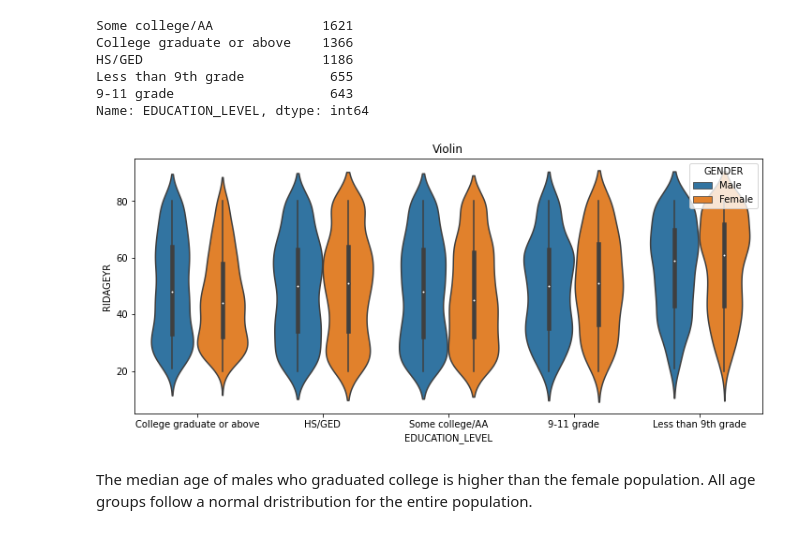
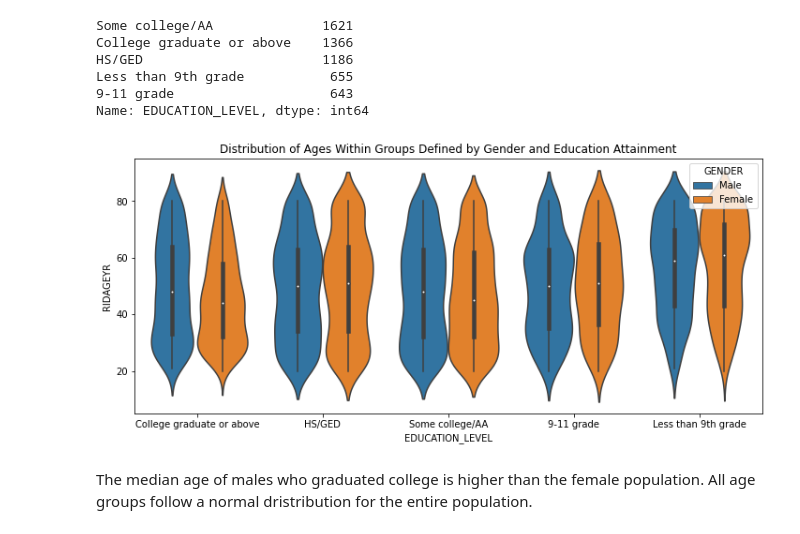
Before and after one commit to jaimebunay/statistics_in_python, a Jupyter notebook: basic_data_analysis/multivariate_example.ipynb, the cells around one changed output. Saved outputs shown, nothing was run; the diff lists cells and outputs as text; code cells hidden in the pictures.

```diff
--- a/basic_data_analysis/multivariate_example.ipynb
+++ b/basic_data_analysis/multivariate_example.ipynb
@@ -124,11 +126,11 @@ Name: EDUCATION_LEVEL, dtype: int64
 # %%
 # Use "violin plots" to compare the distributions of ages within groups defined by gender and educational attainment.
 fig = plt.figure(figsize=(12, 5))
 fig = sns.violinplot(x=df['EDUCATION_LEVEL'], y = df['RIDAGEYR'], hue=df['GENDER'])
-plt.title('Violin')
+plt.title('Distribution of Ages Within Groups Defined by Gender and Education Attainment')
 plt.show()
 # %% [output]
-[figure, old version]
+[figure, new version]
 # %% [markdown]
 The median age of males who graduated college is higher than the female population. All age groups follow a normal dristribution for the entire population.
 # %%
```
Also changed, not shown: parts of 8 cells of this notebook.
